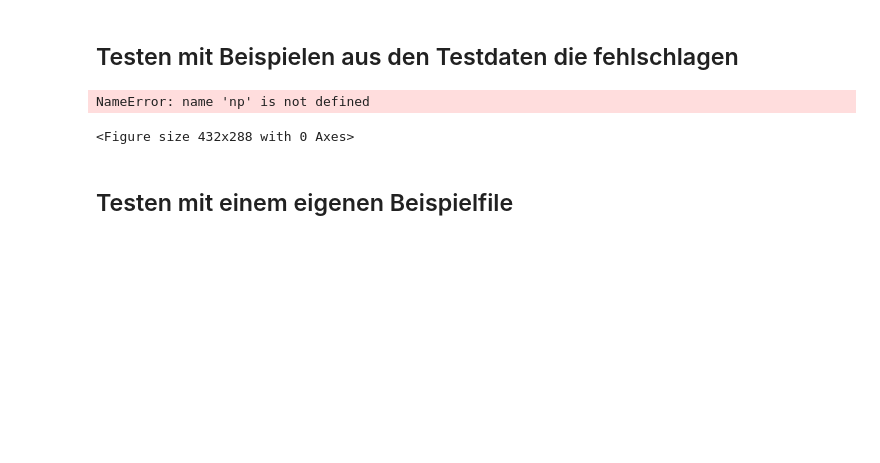
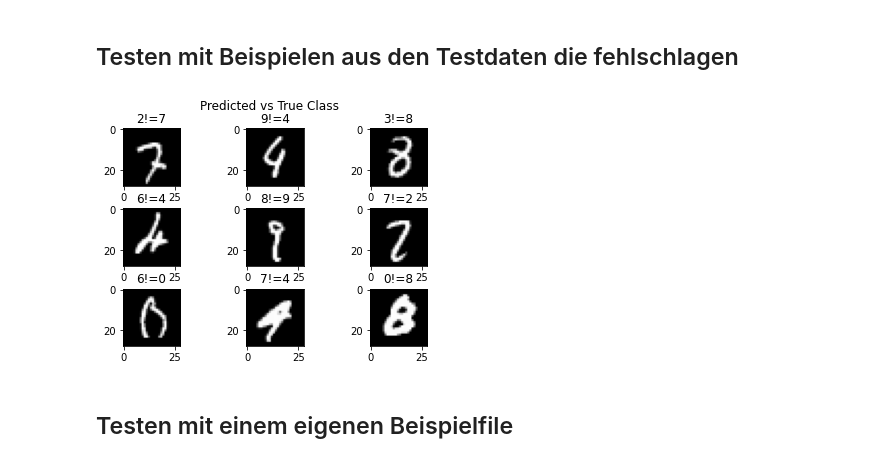
Before and after one commit to ditomax/mlwifibasis, a Jupyter notebook: example_image_classification_MNIST.ipynb, the cells around one changed output. Cells and saved outputs as stored; diff of their text form; code cells hidden in the pictures; blank space fills up the shorter version.

```diff
--- a/example_image_classification_MNIST.ipynb
+++ b/example_image_classification_MNIST.ipynb
@@ -152,34 +152,33 @@ print('%.2f%% Accuracy' % (acc * 100.0))
 # %%
 # Anzeige von Beispielen der Daten die fehlschlagen
 from numpy import argmax
 
 plotCount = 0
 fig = plt.figure()
 fig.suptitle('Predicted vs True Class')
 
 for i in range(testX.shape[0]):
 
     correctClass = argmax(testY[i])
     image = testX[i].reshape((1,28,28,1))
 
     prediction = model.predict([image])
-    predictedClass = np.argmax(prediction[0],axis=1)
+    predictedClass = np.argmax(prediction[0],axis=0)
 
     if predictedClass != correctClass:
         ax = plt.subplot(330 + 1 + plotCount)
         ax.set_title('{}!={}'.format ( str(predictedClass), str(correctClass)))
         image = testX[i].reshape((28,28))
         plt.imshow(image, cmap=plt.get_cmap('gray'))
         plotCount+= 1
 
     if plotCount >= 9:
         break
 
 plt.subplots_adjust(wspace=0.4,hspace=0.4)
 plt.show()
 # %% [output]
-NameError: name 'np' is not defined
-<Figure size 432x288 with 0 Axes>
+[figure, added]
 # %% [markdown]
 ## Testen mit einem eigenen Beispielfile
 # %%
```
Also changed, not shown: parts of 5 cells of this notebook.
